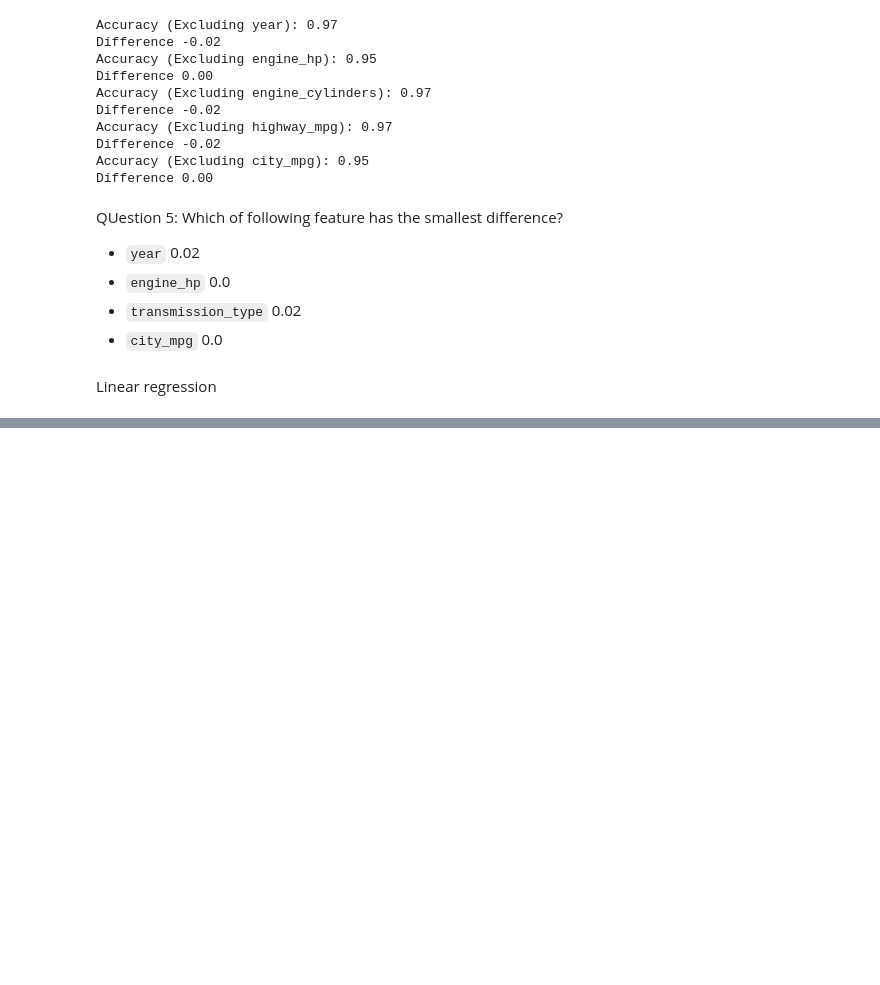
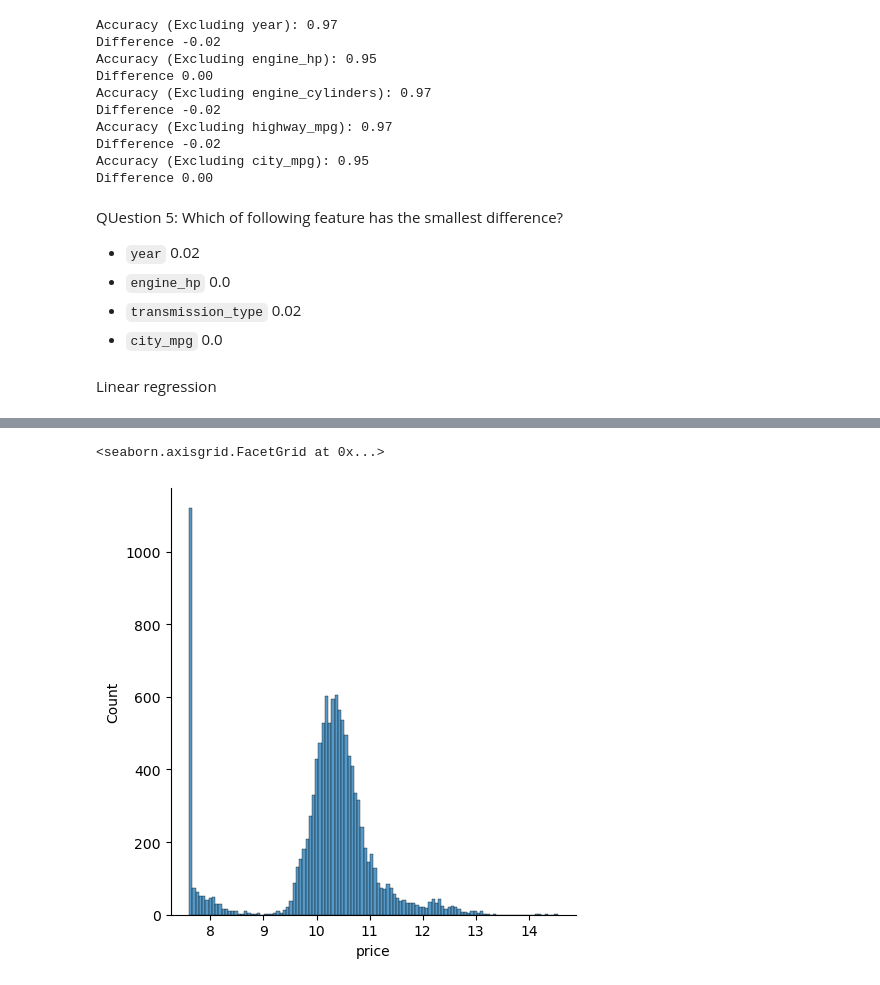
Before and after one commit to cacaprog/learning-projects, a Jupyter notebook: ml-zoomcamp/homework/03_classification_hw.ipynb, the cells around one changed output, grey strips where cells are left out. Drawn from its saved outputs; the diff is of its cells as text; code cells hidden in the pictures; blank space fills up the shorter version.

```diff
--- a/ml-zoomcamp/homework/03_classification_hw.ipynb
+++ b/ml-zoomcamp/homework/03_classification_hw.ipynb
@@ -670,0 +699,7 @@ from tqdm import tqdm
+# %%
+price_log = np.log1p(data.price)
+# %%
+sns.displot(price_log)
+# %% [output]
+<seaborn.axisgrid.FacetGrid at 0x...>
+[figure, added]
```
Also changed, not shown: parts of 17 cells of this notebook.
